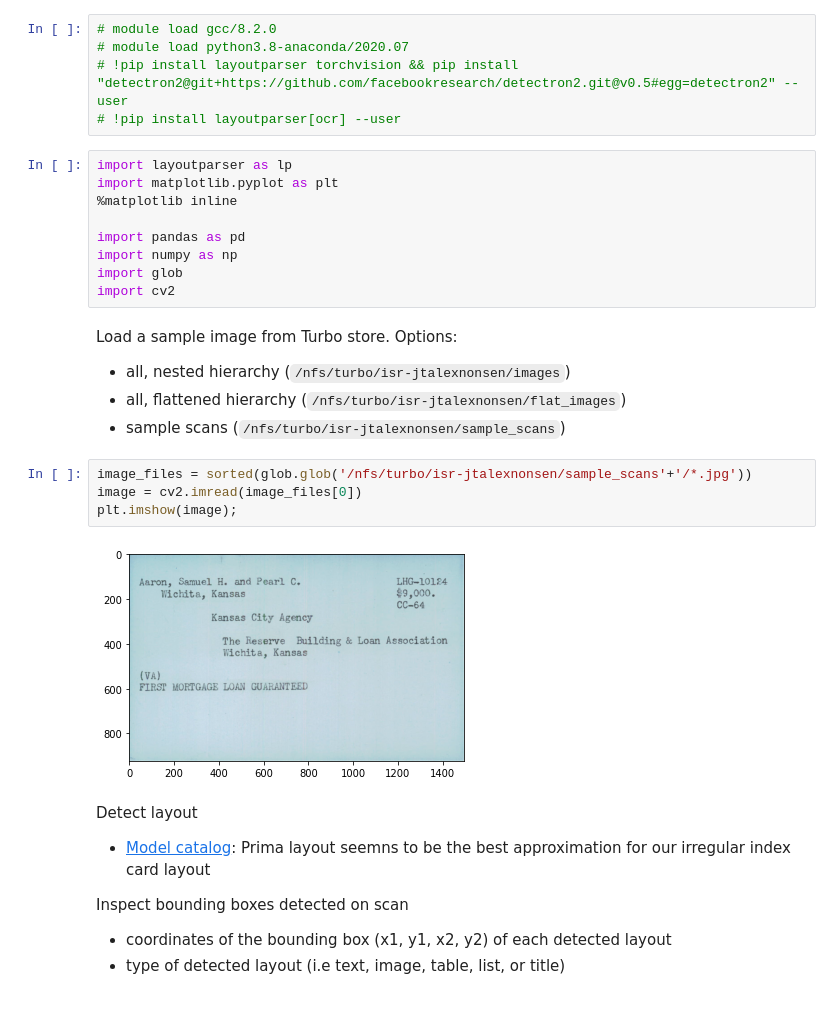
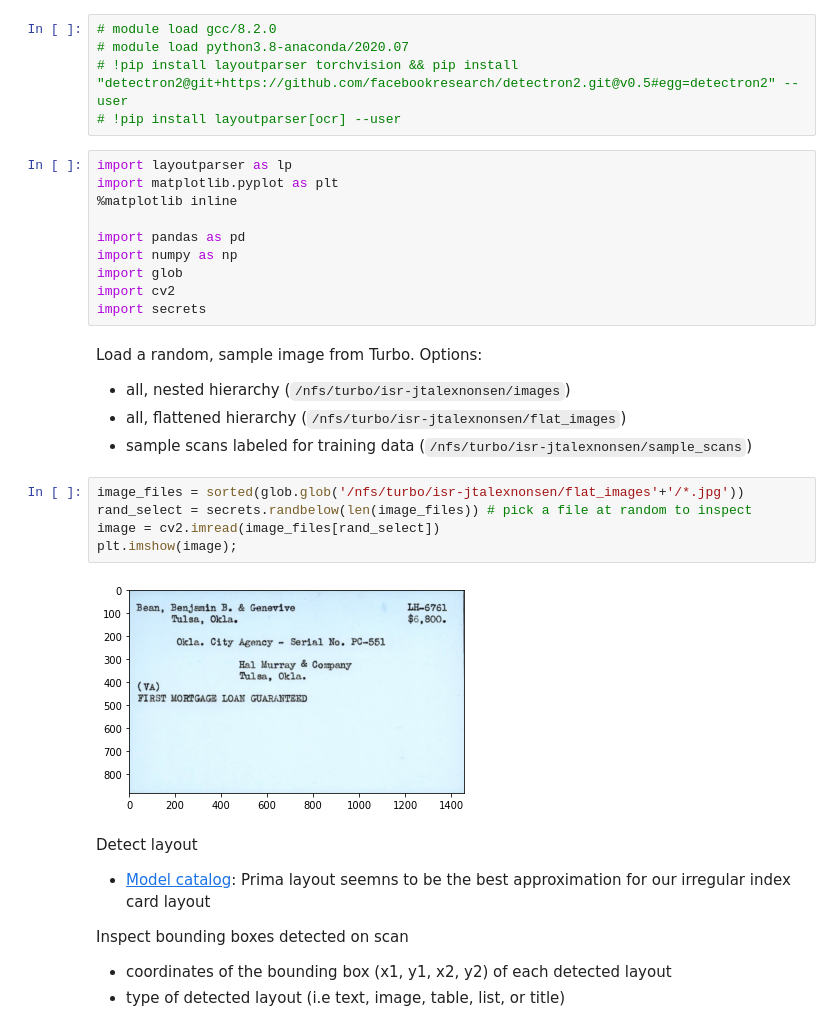
Before and after one commit to ICPSR/gi-bill, a Jupyter notebook: notebooks/analyzing-layout.ipynb, the cells around one changed output. Drawn from its saved outputs; the diff is of its cells as text.

```diff
--- a/notebooks/analyzing-layout.ipynb
+++ b/notebooks/analyzing-layout.ipynb
@@ -28,17 +28,19 @@ import pandas as pd
 import numpy as np
 import glob
 import cv2
+import secrets
 # %% [markdown]
-Load a sample image from Turbo store. Options:
+Load a random, sample image from Turbo. Options:
 - all, nested hierarchy (`/nfs/turbo/isr-jtalexnonsen/images`)
 - all, flattened hierarchy (`/nfs/turbo/isr-jtalexnonsen/flat_images`)
-- sample scans (`/nfs/turbo/isr-jtalexnonsen/sample_scans`)
+- sample scans labeled for training data (`/nfs/turbo/isr-jtalexnonsen/sample_scans`)
 # %%
-image_files = sorted(glob.glob('/nfs/turbo/isr-jtalexnonsen/sample_scans'+'/*.jpg'))
-image = cv2.imread(image_files[0])
+image_files = sorted(glob.glob('/nfs/turbo/isr-jtalexnonsen/flat_images'+'/*.jpg'))
+rand_select = secrets.randbelow(len(image_files)) # pick a file at random to inspect
+image = cv2.imread(image_files[rand_select])
 plt.imshow(image);
 # %% [output]
-[figure, old version]
+[figure, new version]
 # %% [markdown]
 Detect layout
 * [Model catalog](https://layout-parser.readthedocs.io/en/latest/notes/modelzoo.html#model-catalog): Prima layout seemns to be the best approximation for our irregular index card layout
```
Also changed, not shown: parts of 7 cells of this notebook, 7 other files.
